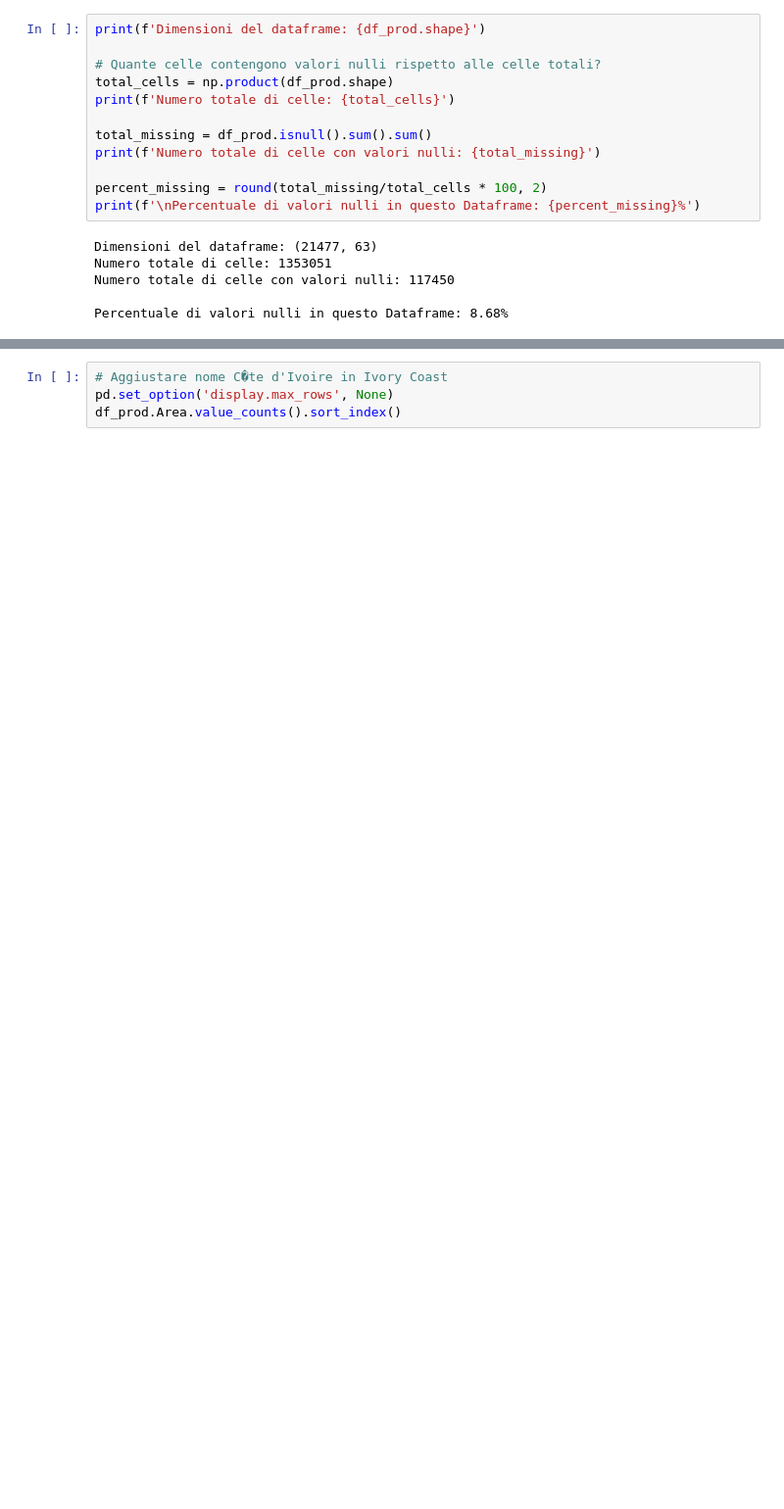
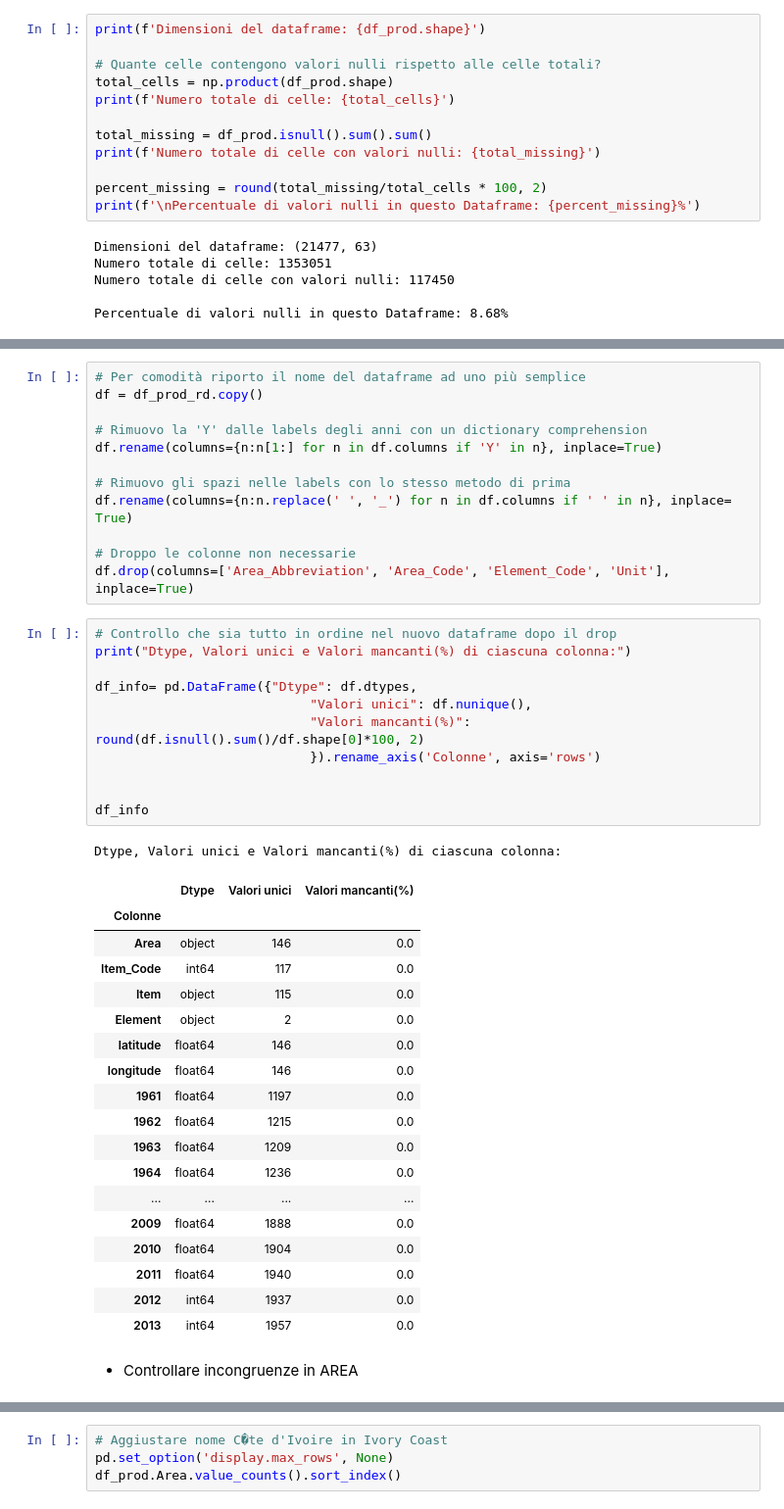
Before and after one commit to TheHextech/start2impact, a Jupyter notebook: Data_Science/Food_Project_DataVisualization_DataManipulation/EmanueleImmesiDataVis.ipynb, the cells around one changed output, grey strips where cells are left out. Shown at 98% size. Drawn from its saved outputs; the diff is of its cells as text; blank space fills up the shorter version.

Commit message:
Almost finished Data Cleaning Food Production DataFrame. 'Area' column to be concluded.

```diff
--- a/Data_Science/Food_Project_DataVisualization_DataManipulation/EmanueleImmesiDataVis.ipynb
+++ b/Data_Science/Food_Project_DataVisualization_DataManipulation/EmanueleImmesiDataVis.ipynb
@@ -327,3 +348,48 @@ La rimozione delle righe con valori NaN ha eliminato il 16.48% dei dati!
+# %%
+# Per comodità riporto il nome del dataframe ad uno più semplice
+df = df_prod_rd.copy()
+
+# Rimuovo la 'Y' dalle labels degli anni con un dictionary comprehension
+df.rename(columns={n:n[1:] for n in df.columns if 'Y' in n}, inplace=True)
+
+# Rimuovo gli spazi nelle labels con lo stesso metodo di prima
+df.rename(columns={n:n.replace(' ', '_') for n in df.columns if ' ' in n}, inplace= True)
+
+# Droppo le colonne non necessarie
+df.drop(columns=['Area_Abbreviation', 'Area_Code', 'Element_Code', 'Unit'], inplace=True)
+# %%
+# Controllo che sia tutto in ordine nel nuovo dataframe dopo il drop
+print("Dtype, Valori unici e Valori mancanti(%) di ciascuna colonna:")
+
+df_info= pd.DataFrame({"Dtype": df.dtypes,
+                            "Valori unici": df.nunique(),
+                            "Valori mancanti(%)": round(df.isnull().sum()/df.shape[0]*100, 2)
+                            }).rename_axis('Colonne', axis='rows')
+
+
+df_info
+# %% [output]
+Dtype, Valori unici e Valori mancanti(%) di ciascuna colonna:
+|  | Dtype | Valori unici | Valori mancanti(%) |
+| Colonne |  |  |  |
+| Area | object | 146 | 0.0 |
+| Item_Code | int64 | 117 | 0.0 |
+| Item | object | 115 | 0.0 |
+| Element | object | 2 | 0.0 |
+| latitude | float64 | 146 | 0.0 |
+| longitude | float64 | 146 | 0.0 |
+| 1961 | float64 | 1197 | 0.0 |
+| 1962 | float64 | 1215 | 0.0 |
+| 1963 | float64 | 1209 | 0.0 |
+| 1964 | float64 | 1236 | 0.0 |
+| ... | ... | ... | ... |
+| 2009 | float64 | 1888 | 0.0 |
+| 2010 | float64 | 1904 | 0.0 |
+| 2011 | float64 | 1940 | 0.0 |
+| 2012 | int64 | 1937 | 0.0 |
+| 2013 | int64 | 1957 | 0.0 |
+# %% [markdown]
+- Controllare incongruenze in AREA
 # %%
 # Cambiare Republic of Korea in South Korea
 # Cambiare Democratic People's Republic of Korea in North Korea
```
Also changed, not shown: parts of 15 cells of this notebook.
